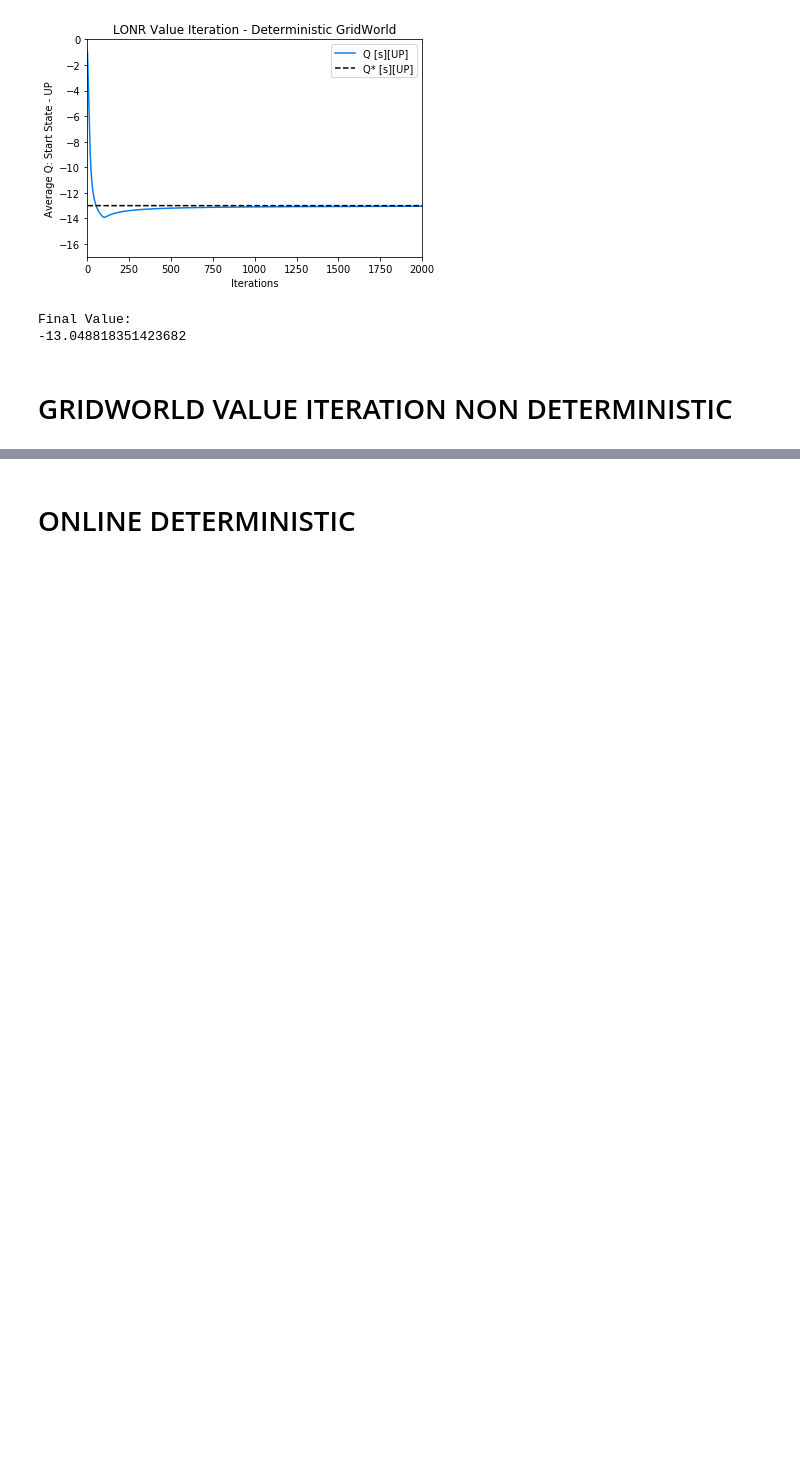
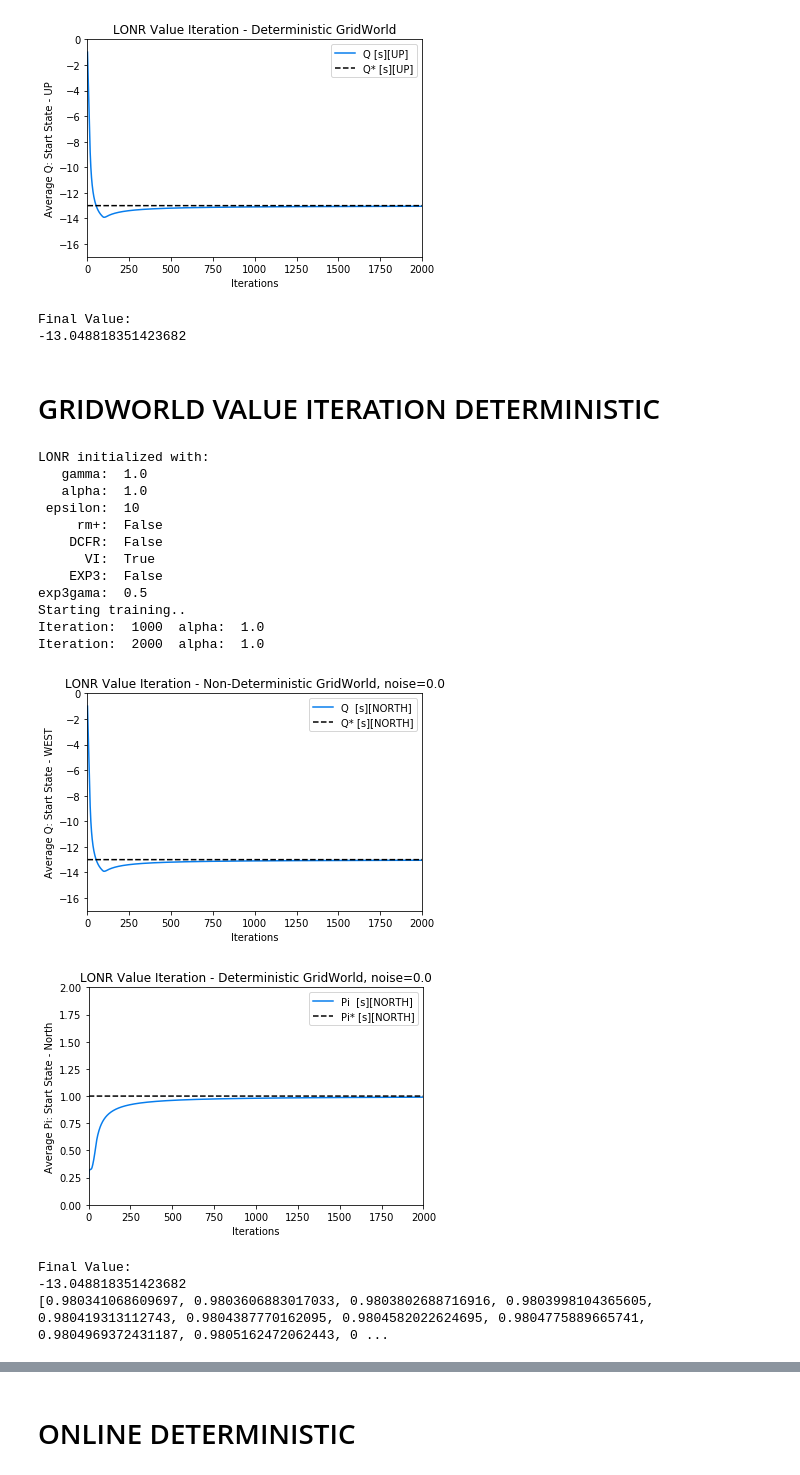
Before and after one commit to sullins2/Clean, a Jupyter notebook: LONRGeneral/GridWorldPlots.ipynb, the cells around one changed output, grey strips where cells are left out. Cells and saved outputs as stored; diff of their text form; code cells hidden in the pictures; blank space fills up the shorter version.

```diff
--- a/LONRGeneral/GridWorldPlots.ipynb
+++ b/LONRGeneral/GridWorldPlots.ipynb
@@ -389,4 +389,80 @@ QSums
 Final Value:
 -13.048818351423682
 # %% [markdown]
-# GRIDWORLD VALUE ITERATION NON DETERMINISTIC
+# GRIDWORLD VALUE ITERATION DETERMINISTIC
+# %%
+iters = []
+QSums = []
+totalIters = 2000
+totalPlots = 10
+
+
+gridMDP = Grid(noise=0.0)
+lonrAgent = LONR.LONR(M=gridMDP, gamma=1.0, alpha=1.0, DCFR=False, VI=True, randomize=False)
+
+lonrAgent.GRIDWORLD = True
+#QStarValue = -29.77
+QStarValue = -13.0
+PiStarValue = 1.0
+
+QSums,PISums, iters = lonrAgent.lonr_value_iteration(iterations=totalIters, log=1000)
+
+
+QStar = []
+for i in range(1, totalIters+1):
+    QStar.append(QStarValue)
+
+PiStar = []
+for i in range(1, totalIters+1):
+    PiStar.append(PiStarValue)
+
+# QAvg PLOT
+# for p in range(totalPlots):
+#     plt.plot(iters, QSums[p], 'r-')#, label='Q [s][WEST]')
+plt.plot(iters, QSums, color='#077ded', label='Q  [s][NORTH]')
+plt.plot(iters, QStar, 'k--', label='Q* [s][NORTH]')
+plt.legend(loc='upper right')
+plt.axis([0, totalIters, -17.0, 0])
+#plt.axis([0, totalIters, -35.0, 0])
+plt.xlabel('Iterations') #TOTAL iterations
+plt.ylabel('Average Q: Start State - WEST')
+plt.title('LONR Value Iteration - Non-Deterministic GridWorld, noise=0.0')
+#plt.savefig('LONR-VI-NONDETERM-GW.png')
+plt.show()
+
+# PiAvg PLOT
+# for p in range(totalPlots):
+#     plt.plot(iters, QSums[p], 'r-')#, label='Q [s][WEST]')
+plt.plot(iters, PISums, color='#077ded', label='Pi  [s][NORTH]')
+plt.plot(iters, PiStar, 'k--', label='Pi* [s][NORTH]')
+plt.legend(loc='upper right')
+plt.axis([0, totalIters, 0.0, 2.0])
+#plt.axis([0, totalIters, -35.0, 0])
+plt.xlabel('Iterations') #TOTAL iterations
+plt.ylabel('Average Pi: Start State - North')
+plt.title('LONR Value Iteration - Deterministic GridWorld, noise=0.0')
+#plt.savefig('LONR-VI-NONDETERM-GW.png')
+plt.show()
+
+print("Final Value: ")
+print(float(QSums[-1]))
+
+print(PISums[1000:1020])
+# %% [output]
+LONR initialized with:
+   gamma:  1.0
+   alpha:  1.0
+ epsilon:  10
+     rm+:  False
+    DCFR:  False
+      VI:  True
+    EXP3:  False
+exp3gama:  0.5
+Starting training..
+Iteration:  1000  alpha:  1.0
+Iteration:  2000  alpha:  1.0
+[figure, added]
+[figure, added]
+Final Value:
+-13.048818351423682
+[0.980341068609697, 0.9803606883017033, 0.9803802688716916, 0.9803998104365605, 0.980419313112743, 0.9804387770162095, 0.9804582022624695, 0.9804775889665741, 0.9804969372431187, 0.9805162472062443, 0 ...
```
Also changed, not shown: parts of 2 cells of this notebook, 1 other file.
